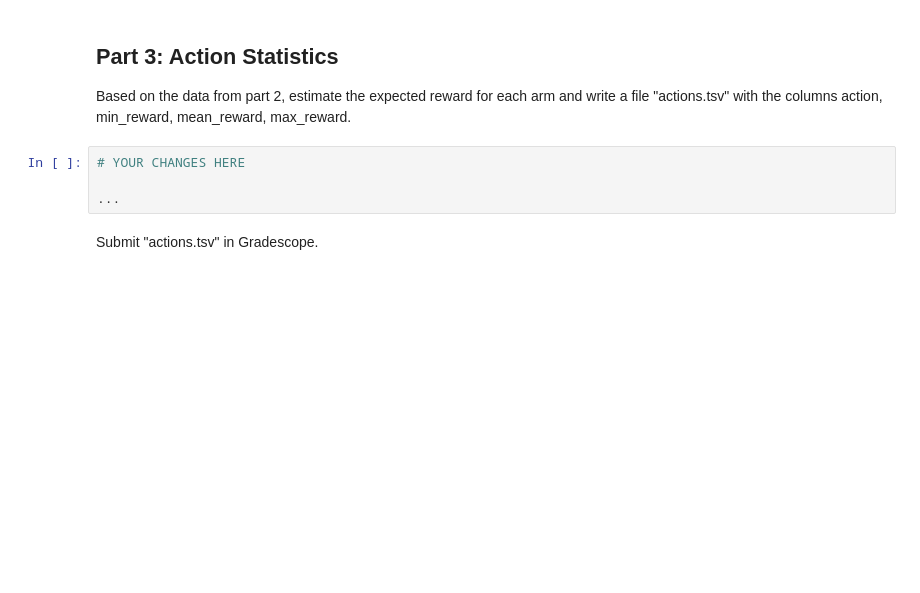
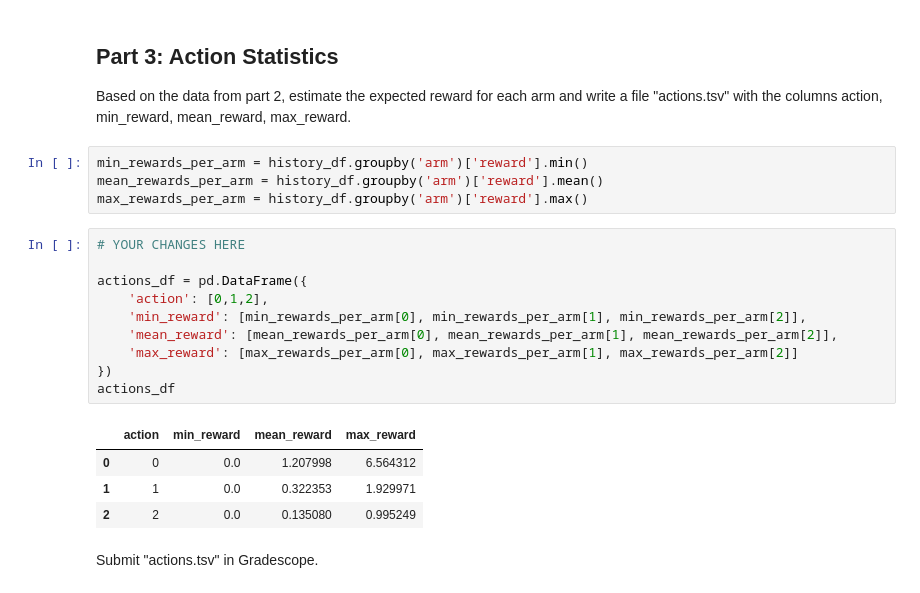
Before and after one commit to calebhadley1/AI_in_the_Field_Coursework, a Jupyter notebook: Week 3/project.ipynb, the cells around one changed output. Saved outputs shown, nothing was run; the diff lists cells and outputs as text; blank space fills up the shorter version.

```diff
--- a/Week 3/project.ipynb
+++ b/Week 3/project.ipynb
@@ -199,10 +199,25 @@ Submit "history.tsv" in Gradescope.
 ## Part 3: Action Statistics
 
 Based on the data from part 2, estimate the expected reward for each arm and write a file "actions.tsv" with the columns action, min_reward, mean_reward, max_reward.
-# %%
-# YOUR CHANGES HERE
-
-...
+# %%
+min_rewards_per_arm = history_df.groupby('arm')['reward'].min()
+mean_rewards_per_arm = history_df.groupby('arm')['reward'].mean()
+max_rewards_per_arm = history_df.groupby('arm')['reward'].max()
+# %%
+# YOUR CHANGES HERE
+
+actions_df = pd.DataFrame({
+    'action': [0,1,2],
+    'min_reward': [min_rewards_per_arm[0], min_rewards_per_arm[1], min_rewards_per_arm[2]],
+    'mean_reward': [mean_rewards_per_arm[0], mean_rewards_per_arm[1], mean_rewards_per_arm[2]],
+    'max_reward': [max_rewards_per_arm[0], max_rewards_per_arm[1], max_rewards_per_arm[2]]
+})
+actions_df
+# %% [output]
+|  | action | min_reward | mean_reward | max_reward |
+| 0 | 0 | 0.0 | 1.207998 | 6.564312 |
+| 1 | 1 | 0.0 | 0.322353 | 1.929971 |
+| 2 | 2 | 0.0 | 0.135080 | 0.995249 |
 # %% [markdown]
 Submit "actions.tsv" in Gradescope.
 # %% [markdown]
```
Also changed, not shown: parts of 3 cells of this notebook, 1 other file.
